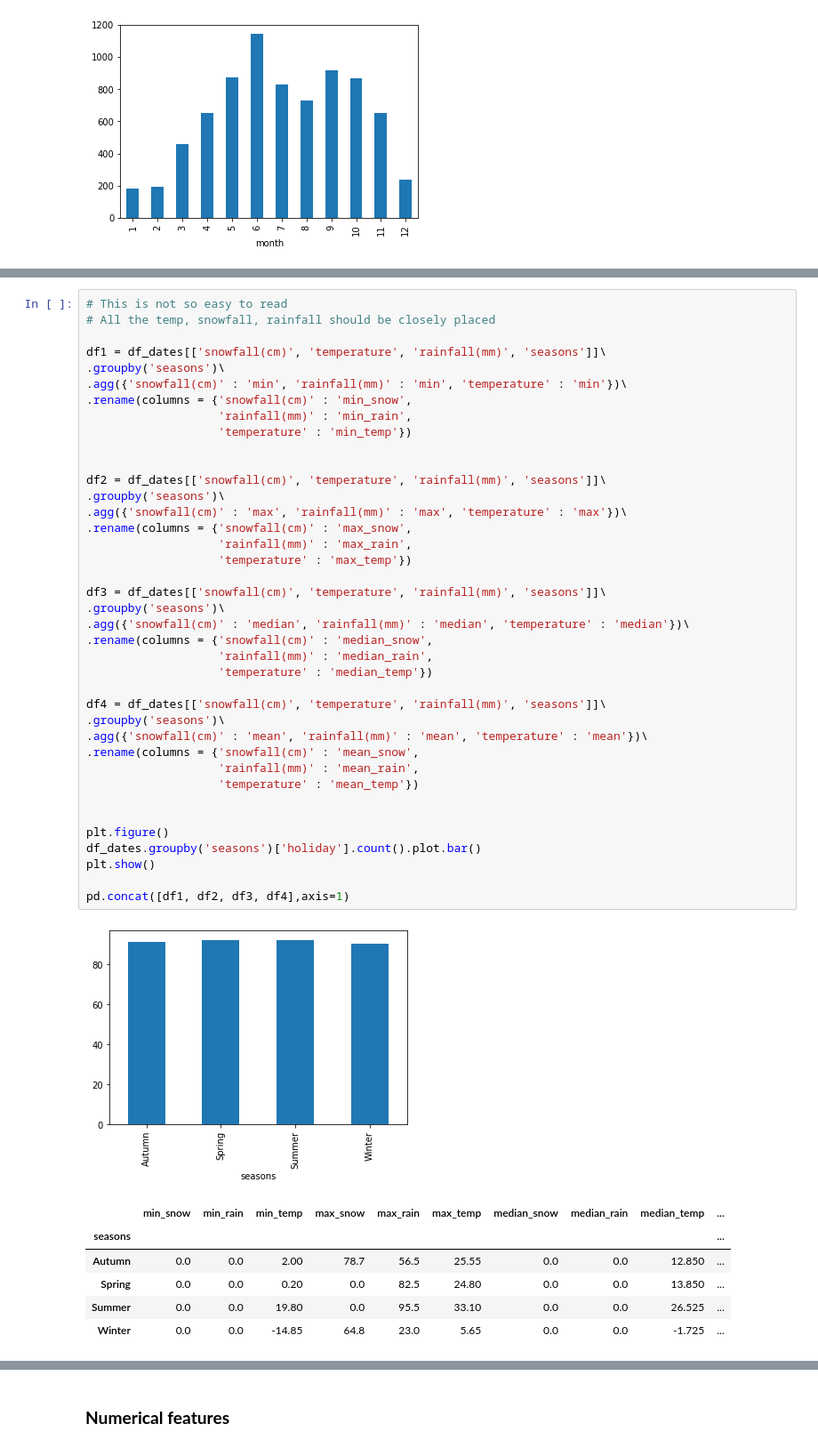
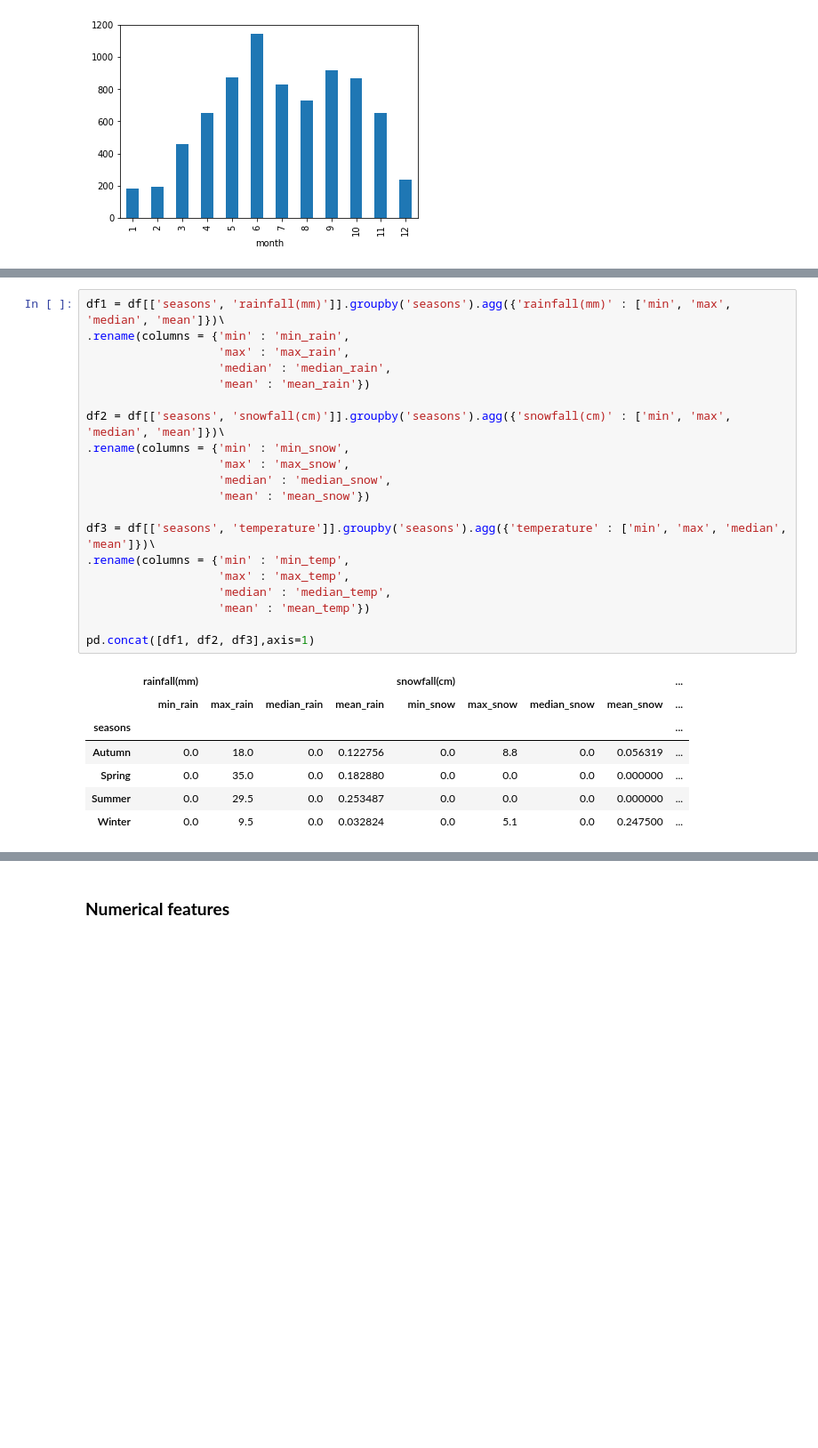
Before and after one commit to suchirmm/seoulbike, a Jupyter notebook: project_seoulbike.ipynb, the cells around one changed output, grey strips where cells are left out. Shown at 89% size. Saved outputs shown, nothing was run; the diff lists cells and outputs as text; blank space fills up the shorter version.

```diff
--- a/project_seoulbike.ipynb
+++ b/project_seoulbike.ipynb
@@ -580,50 +601,31 @@ df_dates[df_dates['seasons'] == 'Winter']
-# %%
-# This is not so easy to read
-# All the temp, snowfall, rainfall should be closely placed
-
-df1 = df_dates[['snowfall(cm)', 'temperature', 'rainfall(mm)', 'seasons']]\
-.groupby('seasons')\
-.agg({'snowfall(cm)' : 'min', 'rainfall(mm)' : 'min', 'temperature' : 'min'})\
-.rename(columns = {'snowfall(cm)' : 'min_snow',
-                   'rainfall(mm)' : 'min_rain',
-                   'temperature' : 'min_temp'})
-
-
-df2 = df_dates[['snowfall(cm)', 'temperature', 'rainfall(mm)', 'seasons']]\
-.groupby('seasons')\
-.agg({'snowfall(cm)' : 'max', 'rainfall(mm)' : 'max', 'temperature' : 'max'})\
-.rename(columns = {'snowfall(cm)' : 'max_snow',
-                   'rainfall(mm)' : 'max_rain',
-                   'temperature' : 'max_temp'})
-
-df3 = df_dates[['snowfall(cm)', 'temperature', 'rainfall(mm)', 'seasons']]\
-.groupby('seasons')\
-.agg({'snowfall(cm)' : 'median', 'rainfall(mm)' : 'median', 'temperature' : 'median'})\
-.rename(columns = {'snowfall(cm)' : 'median_snow',
-                   'rainfall(mm)' : 'median_rain',
-                   'temperature' : 'median_temp'})
-
-df4 = df_dates[['snowfall(cm)', 'temperature', 'rainfall(mm)', 'seasons']]\
-.groupby('seasons')\
-.agg({'snowfall(cm)' : 'mean', 'rainfall(mm)' : 'mean', 'temperature' : 'mean'})\
-.rename(columns = {'snowfall(cm)' : 'mean_snow',
-                   'rainfall(mm)' : 'mean_rain',
-                   'temperature' : 'mean_temp'})
-
-
-plt.figure()
-df_dates.groupby('seasons')['holiday'].count().plot.bar()
-plt.show()
-
-pd.concat([df1, df2, df3, df4],axis=1)
-# %% [output]
-[figure, removed]
-|  | min_snow | min_rain | min_temp | max_snow | max_rain | max_temp | median_snow | median_rain | median_temp | ... |
-| seasons |  |  |  |  |  |  |  |  |  | ... |
-| Autumn | 0.0 | 0.0 | 2.00 | 78.7 | 56.5 | 25.55 | 0.0 | 0.0 | 12.850 | ... |
-| Spring | 0.0 | 0.0 | 0.20 | 0.0 | 82.5 | 24.80 | 0.0 | 0.0 | 13.850 | ... |
-| Summer | 0.0 | 0.0 | 19.80 | 0.0 | 95.5 | 33.10 | 0.0 | 0.0 | 26.525 | ... |
-| Winter | 0.0 | 0.0 | -14.85 | 64.8 | 23.0 | 5.65 | 0.0 | 0.0 | -1.725 | ... |
+# %%
+df1 = df[['seasons', 'rainfall(mm)']].groupby('seasons').agg({'rainfall(mm)' : ['min', 'max', 'median', 'mean']})\
+.rename(columns = {'min' : 'min_rain',
+                   'max' : 'max_rain',
+                   'median' : 'median_rain',
+                   'mean' : 'mean_rain'})
+
+df2 = df[['seasons', 'snowfall(cm)']].groupby('seasons').agg({'snowfall(cm)' : ['min', 'max', 'median', 'mean']})\
+.rename(columns = {'min' : 'min_snow',
+                   'max' : 'max_snow',
+                   'median' : 'median_snow',
+                   'mean' : 'mean_snow'})
+
+df3 = df[['seasons', 'temperature']].groupby('seasons').agg({'temperature' : ['min', 'max', 'median', 'mean']})\
+.rename(columns = {'min' : 'min_temp',
+                   'max' : 'max_temp',
+                   'median' : 'median_temp',
+                   'mean' : 'mean_temp'})
+
+pd.concat([df1, df2, df3],axis=1)
+# %% [output]
+|  | rainfall(mm) |  |  |  | snowfall(cm) |  |  |  | ... |
+|  | min_rain | max_rain | median_rain | mean_rain | min_snow | max_snow | median_snow | mean_snow | ... |
+| seasons |  |  |  |  |  |  |  |  | ... |
+| Autumn | 0.0 | 18.0 | 0.0 | 0.122756 | 0.0 | 8.8 | 0.0 | 0.056319 | ... |
+| Spring | 0.0 | 35.0 | 0.0 | 0.182880 | 0.0 | 0.0 | 0.0 | 0.000000 | ... |
+| Summer | 0.0 | 29.5 | 0.0 | 0.253487 | 0.0 | 0.0 | 0.0 | 0.000000 | ... |
+| Winter | 0.0 | 9.5 | 0.0 | 0.032824 | 0.0 | 5.1 | 0.0 | 0.247500 | ... |
 # %%
 del(df1)
 del(df2)
```
Also changed, not shown: parts of 38 cells of this notebook.
